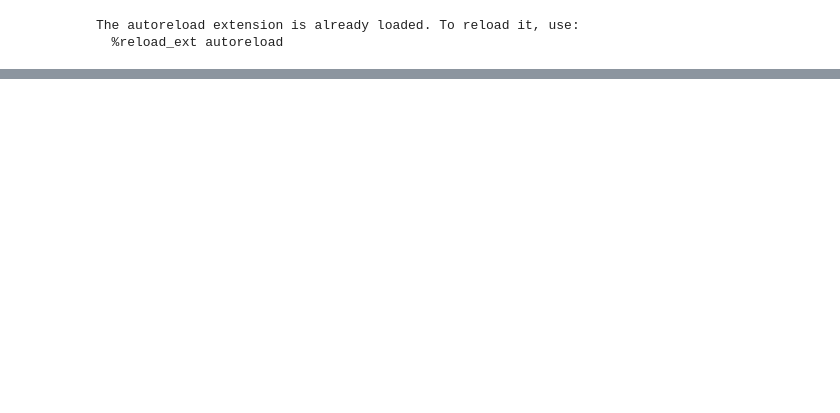
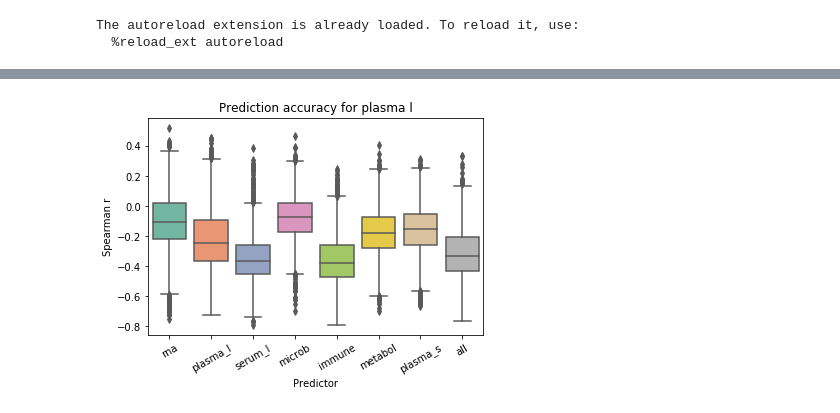
Before and after one commit to mariaxen/butterfly, a Jupyter notebook: notebooks/maria_001_CNN.ipynb, the cells around one changed output, grey strips where cells are left out. Saved outputs shown, nothing was run; the diff lists cells and outputs as text; code cells hidden in the pictures; blank space fills up the shorter version.

Commit message:
Updated model function and boxplots

```diff
--- a/notebooks/maria_001_CNN.ipynb
+++ b/notebooks/maria_001_CNN.ipynb
@@ -70,4 +77,7 @@ with open('objs.pkl', 'rb') as f:
     picture_book = pickle.load(f)
+# %%
+with open('albums.pkl', 'rb') as f:
+    albums = pickle.load(f)
 # %%
 groups = response_df['patientID']
 #groups = np.tile(groups, len(picture_book))
@@ -83,6 +93,9 @@ y = StandardScaler().fit_transform(y)
 nruns = 50
 folds = 10
 nomics = 8
+epochs = 300
+optimiser = 'adam'
+loss = 'mse'
 
 #Using one omics at a time
 prediction_train_f = []
@@ -92,7 +105,7 @@ observed_test_f = []
 
 for pred in tqdm(range(nomics)):
 
-    X = np.asarray(picture_book[pred])
+    X = np.asarray(albums[pred])
 
     #X = []
     #for chapter in range(len(picture_book)):
@@ -103,7 +116,7 @@ for pred in tqdm(range(nomics)):
     #prediction_train, observed_train,
     prediction_train, observed_train, prediction_test, observed_test = zip(*Parallel(n_jobs=nruns)
                            (delayed(butterfly.Models.CNN)
-                            (X, y, groups, pixels, features, folds)
+                            (X, y, groups, pixels, features, folds, epochs, optimiser, loss)
                             for cv in range(nruns)))
 
     prediction_train_f.append(prediction_train)
@@ -115,6 +130,10 @@ statistic = 'spearman'
 # %%
 each_omic_train = []
 each_omic_test = []
+runs_train = []
+runs_test = []
+features_train = []
+features_test = []
 
 for omic in range(nomics):
     each_feature_train = []
@@ -124,16 +143,22 @@ for omic in range(nomics):
     each_run_test = []
 
     for runs in range(nruns):
-        correl_train = prediction_train_f[omic][runs].corrwith(observed_train_f[omic][runs], axis = 0, method = statistic)
+        correl_train = prediction_train_f[omic][runs].corrwith(observed_train_f[omic][runs],
+                                                               axis = 0, method = statistic)
         each_feature_train.append(correl_train)
         each_run_train.append(np.mean(each_feature_train))
 
-        correl_test = prediction_test_f[omic][runs].corrwith(observed_test_f[omic][runs], axis = 0, method = statistic)
+        correl_test = prediction_test_f[omic][runs].corrwith(observed_test_f[omic][runs],
+                                                             axis = 0, method = statistic)
         each_feature_test.append(correl_test)
         each_run_test.append(np.mean(each_feature_test))
 
     each_omic_train.append(np.mean(each_run_train))
     each_omic_test.append(np.mean(each_run_test))
+    runs_train.append(each_run_train)
+    runs_test.append(each_run_test)
+    features_train.append(each_feature_train)
+    features_test.append(each_feature_test)
 # %%
 #Results - one omics at a time
 #results = []
@@ -144,5 +169,6 @@ for omic in range(nomics):
 #    results.append(np.mean(correlation))
 # %%
 y_pos = np.arange(nomics)
+predictors[7] = 'all'
 # %%
 #Plot the results
@@ -156,3 +200,15 @@ plt.show()
+# %%
+#Boxplots
+bxp = sns.boxplot(x=predictors, y=features_test, palette="Set2")
+bxp.set_xticklabels(bxp.get_xticklabels(),rotation=30)
+plt.xlabel('Predictor')
+plt.ylabel('Spearman r')
+plt.title('Prediction accuracy for plasma l')
+#plt.show()
+fig = bxp.get_figure()
+fig.savefig("boxesFeat_serum_l_test.pdf")
+# %% [output]
+[figure, added]
 # %%
 X_m = [albums[0], albums[1], albums[2], albums[3], albums[4], albums[5], albums[6]]
 del X_m[response_number]
```
Also changed, not shown: parts of 13 cells of this notebook, 2 other files.
